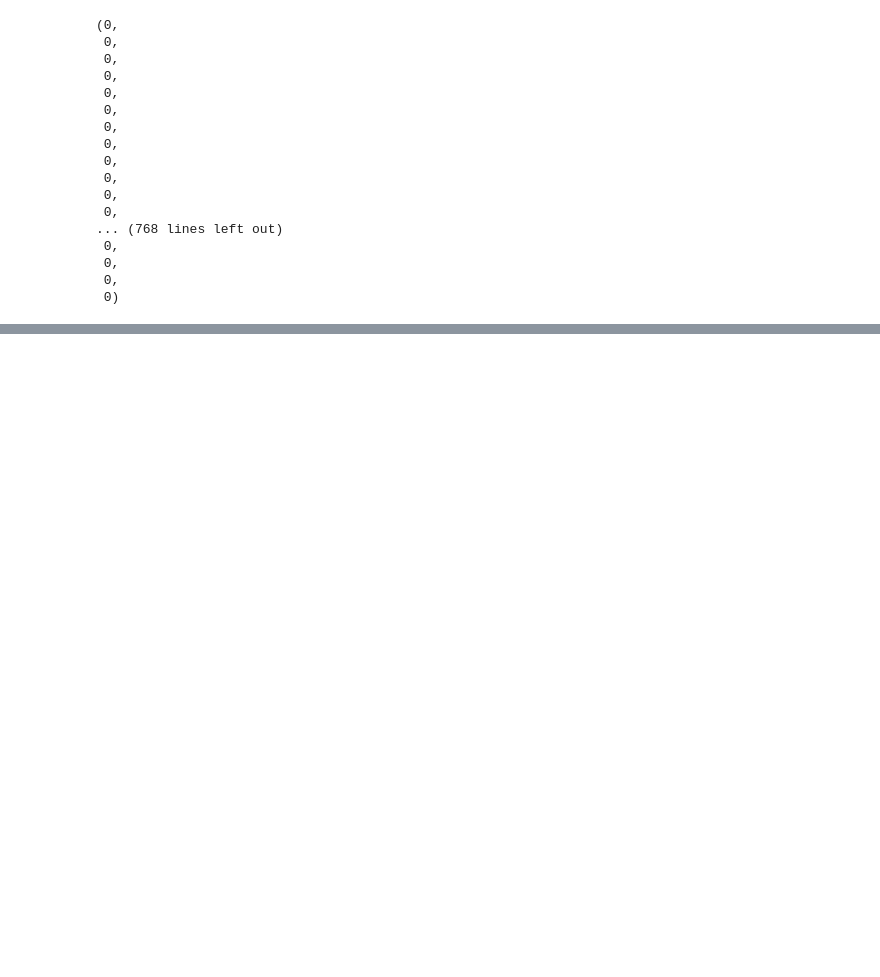
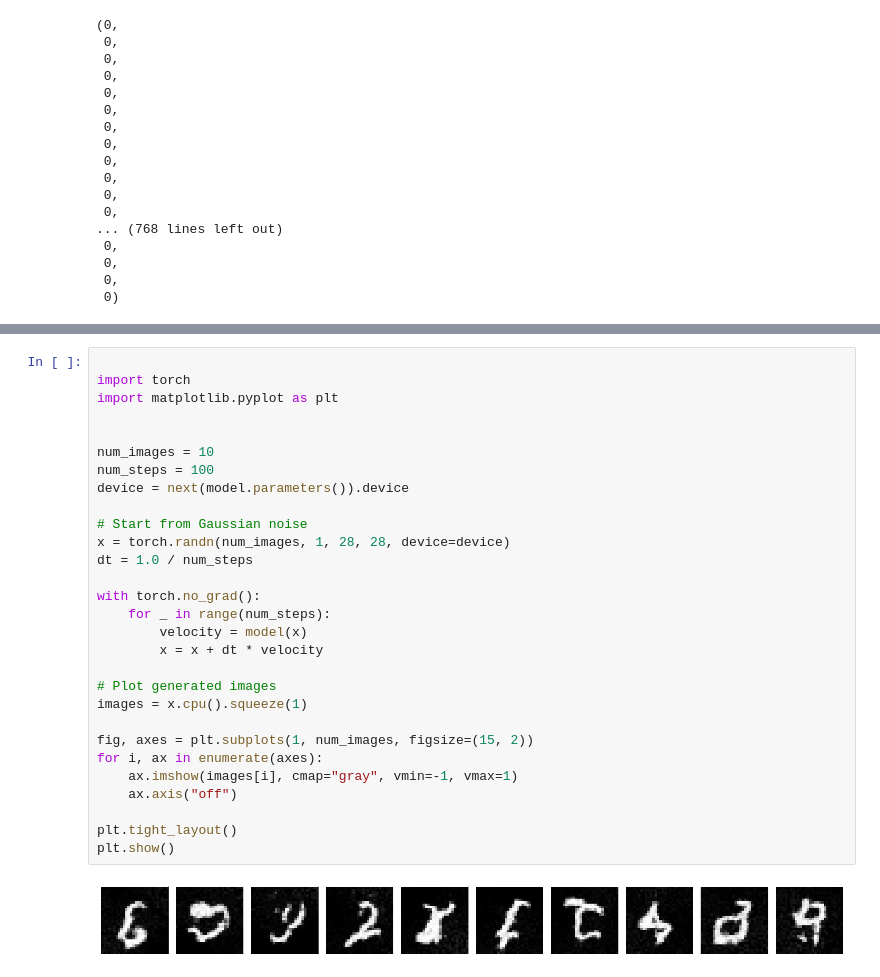
Before and after one commit to leoposc/lerobot-smolvla, a Jupyter notebook: flow-matching-tutorial/testlab.ipynb, the cells around one changed output, grey strips where cells are left out. Saved outputs shown, nothing was run; the diff lists cells and outputs as text; blank space fills up the shorter version.

```diff
--- a/flow-matching-tutorial/testlab.ipynb
+++ b/flow-matching-tutorial/testlab.ipynb
@@ -453,0 +508,31 @@ image_0.get_flattened_data()
+# %%
+
+import torch
+import matplotlib.pyplot as plt
+
+
+num_images = 10
+num_steps = 100
+device = next(model.parameters()).device
+
+# Start from Gaussian noise
+x = torch.randn(num_images, 1, 28, 28, device=device)
+dt = 1.0 / num_steps
+
+with torch.no_grad():
+    for _ in range(num_steps):
+        velocity = model(x)
+        x = x + dt * velocity
+
+# Plot generated images
+images = x.cpu().squeeze(1)
+
+fig, axes = plt.subplots(1, num_images, figsize=(15, 2))
+for i, ax in enumerate(axes):
+    ax.imshow(images[i], cmap="gray", vmin=-1, vmax=1)
+    ax.axis("off")
+
+plt.tight_layout()
+plt.show()
+# %% [output]
+[figure, added]
```
Also changed, not shown: parts of 3 cells of this notebook, 1 other file.
